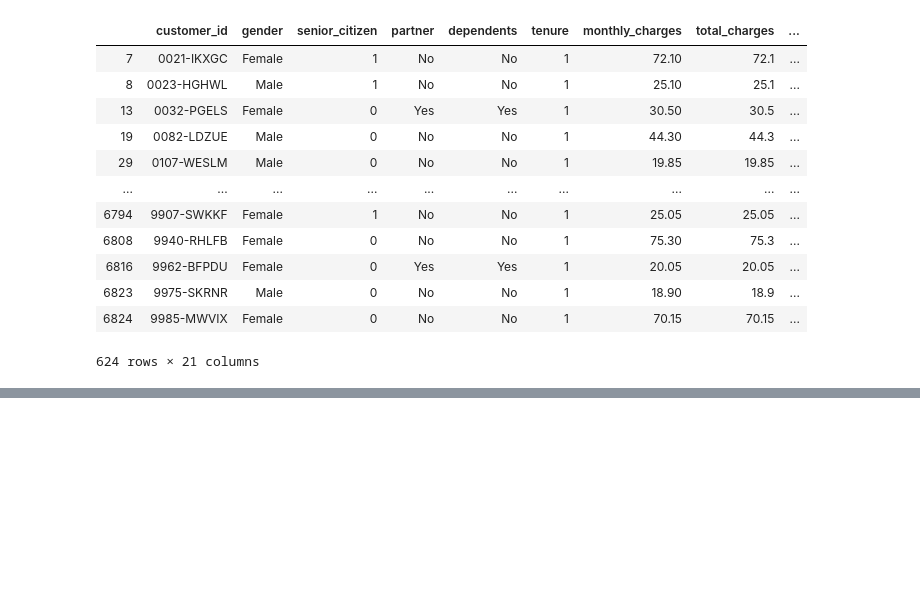
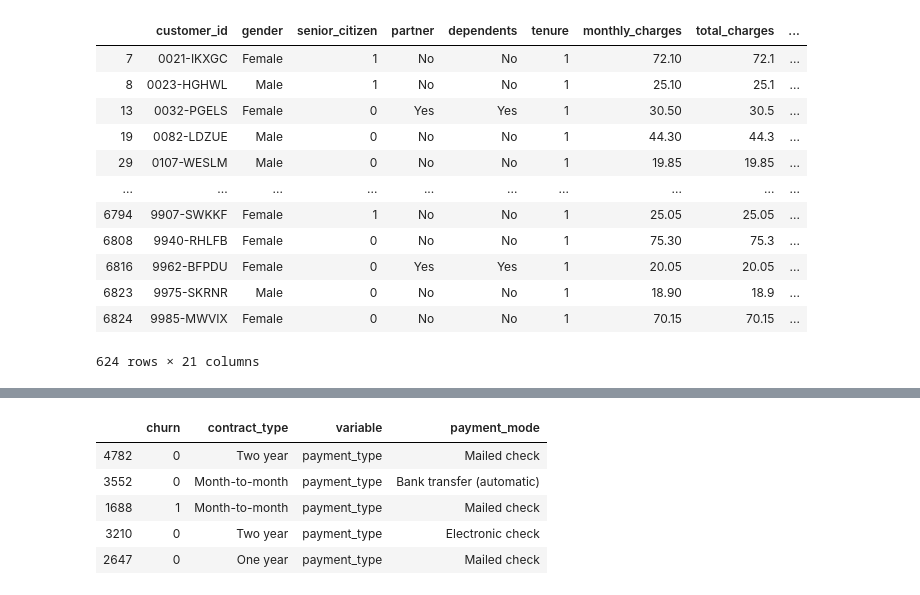
Before and after one commit to Corn-Shipps/predicting_telco_churn, a Jupyter notebook: JadaNotes.ipynb, the cells around one changed output, grey strips where cells are left out. Saved outputs shown, nothing was run; the diff lists cells and outputs as text; code cells hidden in the pictures; blank space fills up the shorter version.

```diff
--- a/JadaNotes.ipynb
+++ b/JadaNotes.ipynb
@@ -211,0 +361,9 @@ test.shape
+# %%
+melt.head()
+# %% [output]
+|  | churn | contract_type | variable | payment_mode |
+| 4782 | 0 | Two year | payment_type | Mailed check |
+| 3552 | 0 | Month-to-month | payment_type | Bank transfer (automatic) |
+| 1688 | 1 | Month-to-month | payment_type | Mailed check |
+| 3210 | 0 | Two year | payment_type | Electronic check |
+| 2647 | 0 | One year | payment_type | Mailed check |
```
Also changed, not shown: parts of 31 cells of this notebook, 1 other file.
